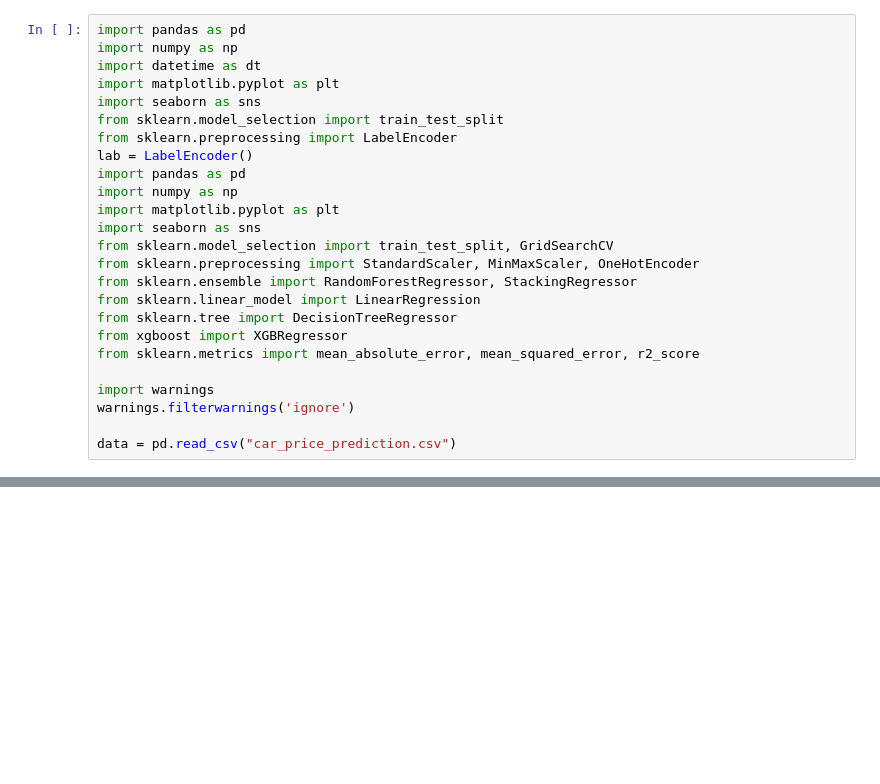
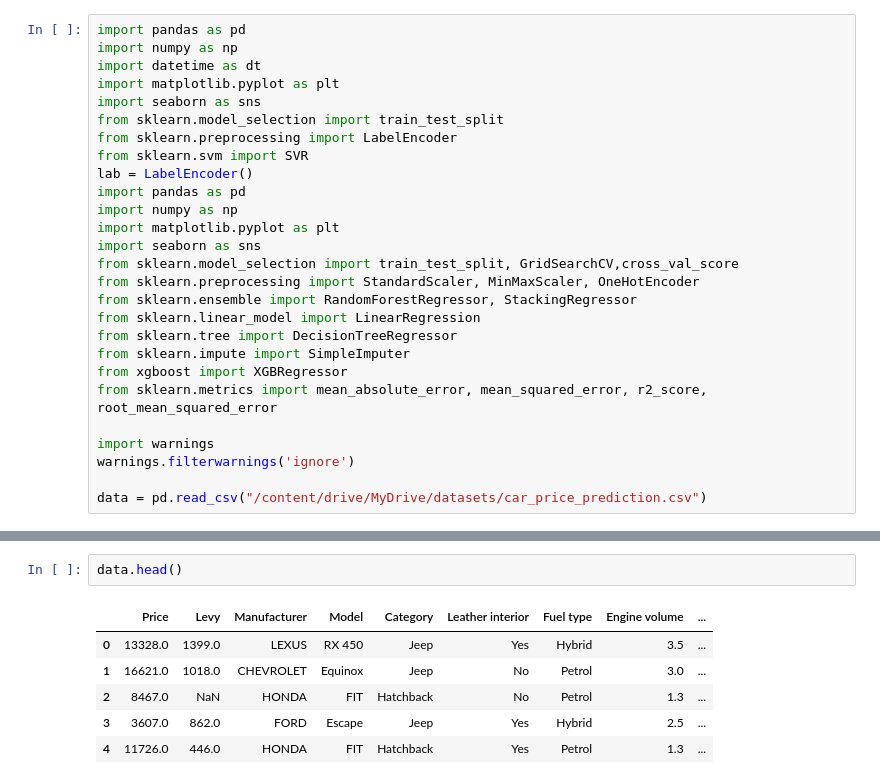
Before and after one commit to saif-gitreps/Car-price-prediction-model, a Jupyter notebook: main.ipynb, the cells around one changed output, grey strips where cells are left out. Saved outputs shown, nothing was run; the diff lists cells and outputs as text; blank space fills up the shorter version.

```diff
--- a/main.ipynb
+++ b/main.ipynb
@@ -6,20 +6,22 @@ import matplotlib.pyplot as plt
 import seaborn as sns
 from sklearn.model_selection import train_test_split
 from sklearn.preprocessing import LabelEncoder
+from sklearn.svm import SVR
 lab = LabelEncoder()
 import pandas as pd
 import numpy as np
 import matplotlib.pyplot as plt
 import seaborn as sns
-from sklearn.model_selection import train_test_split, GridSearchCV
+from sklearn.model_selection import train_test_split, GridSearchCV,cross_val_score
 from sklearn.preprocessing import StandardScaler, MinMaxScaler, OneHotEncoder
 from sklearn.ensemble import RandomForestRegressor, StackingRegressor
 from sklearn.linear_model import LinearRegression
 from sklearn.tree import DecisionTreeRegressor
+from sklearn.impute import SimpleImputer
 from xgboost import XGBRegressor
-from sklearn.metrics import mean_absolute_error, mean_squared_error, r2_score
+from sklearn.metrics import mean_absolute_error, mean_squared_error, r2_score, root_mean_squared_error
 
 import warnings
 warnings.filterwarnings('ignore')
 
-data = pd.read_csv("car_price_prediction.csv")
+data = pd.read_csv("/content/drive/MyDrive/datasets/car_price_prediction.csv")
@@ -354,0 +94,9 @@ Predicted Car Price: $8.047884
+# %%
+data.head()
+# %% [output]
+|  | Price | Levy | Manufacturer | Model | Category | Leather interior | Fuel type | Engine volume | ... |
+| 0 | 13328.0 | 1399.0 | LEXUS | RX 450 | Jeep | Yes | Hybrid | 3.5 | ... |
+| 1 | 16621.0 | 1018.0 | CHEVROLET | Equinox | Jeep | No | Petrol | 3.0 | ... |
+| 2 | 8467.0 | NaN | HONDA | FIT | Hatchback | No | Petrol | 1.3 | ... |
+| 3 | 3607.0 | 862.0 | FORD | Escape | Jeep | Yes | Hybrid | 2.5 | ... |
+| 4 | 11726.0 | 446.0 | HONDA | FIT | Hatchback | Yes | Petrol | 1.3 | ... |
```
Also changed, not shown: parts of 30 cells of this notebook, 4 other files.
